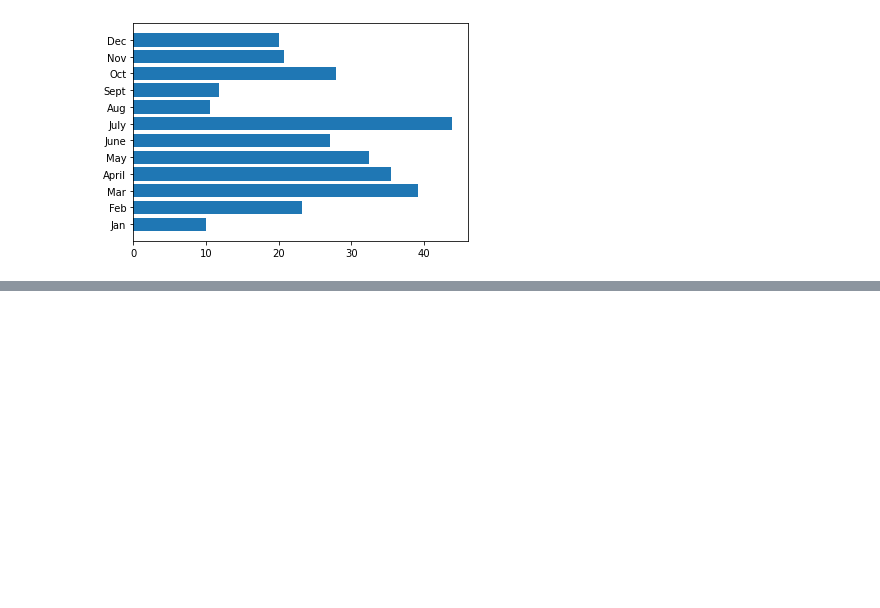
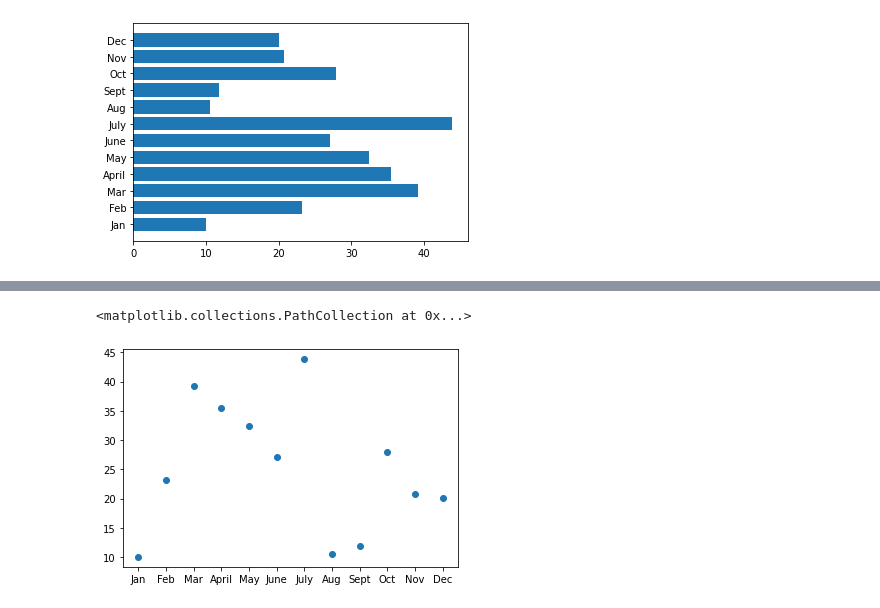
Before and after one commit to NikiNoel/PyBer_Analysis, a Jupyter notebook: matplotlib_practice2.ipynb, the cells around one changed output, grey strips where cells are left out. Cells and saved outputs as stored; diff of their text form; code cells hidden in the pictures; blank space fills up the shorter version.

```diff
--- a/matplotlib_practice2.ipynb
+++ b/matplotlib_practice2.ipynb
@@ -175,0 +187,6 @@ ax.barh(x_axis, y_axis)
+# %%
+# Create a scatter plot
+plt.scatter(x_axis, y_axis)
+# %% [output]
+<matplotlib.collections.PathCollection at 0x...>
+[figure, added]
```
Also changed, not shown: parts of 16 cells of this notebook, 3 other files.
